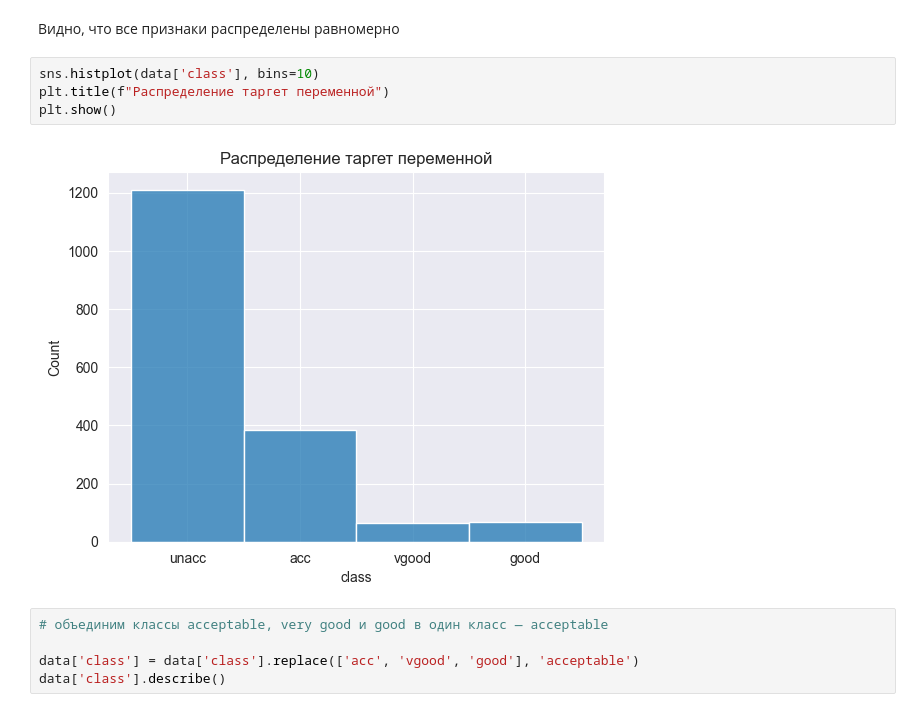
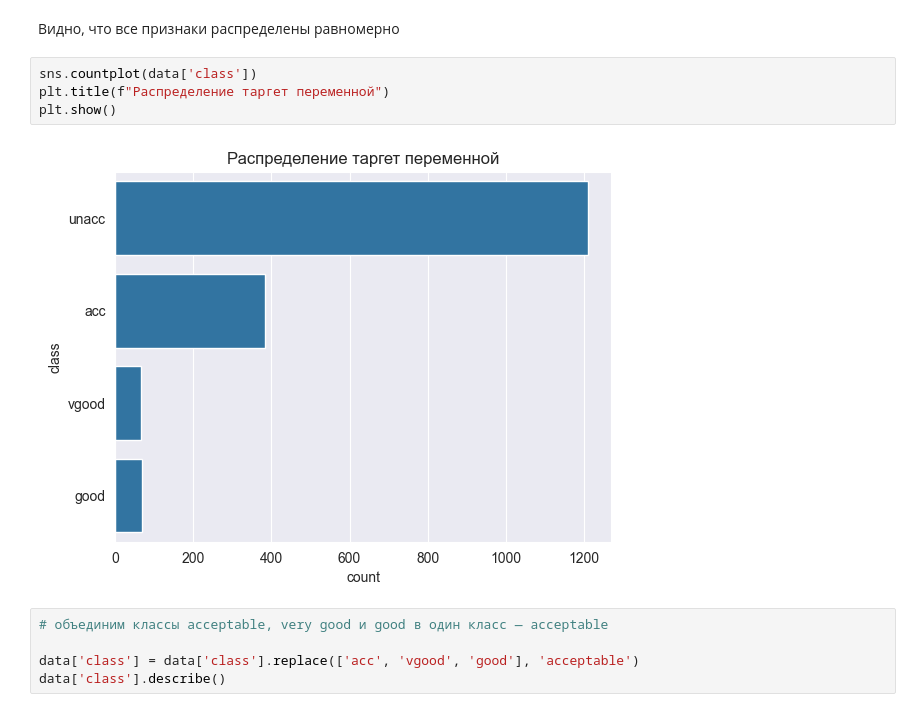
Before and after one commit to kudrmax/ml-hse-hw, a Jupyter notebook: hw1/solution1.ipynb, the cells around one changed output. Drawn from its saved outputs; the diff is of its cells as text.

```diff
--- a/hw1/solution1.ipynb
+++ b/hw1/solution1.ipynb
@@ -64,11 +64,11 @@ for column in data.columns[:-1]:
 # %% [markdown]
 Видно, что все признаки распределены равномерно
 # %%
-sns.histplot(data['class'], bins=10)
+sns.countplot(data['class'])
 plt.title(f"Распределение таргет переменной")
 plt.show()
 # %% [output]
-[figure, old version]
+[figure, new version]
 # %%
 # объединим классы acceptable, very good и good в один класс — acceptable
 
```
Also changed, not shown: parts of 1 cell of this notebook, 4 other files.
